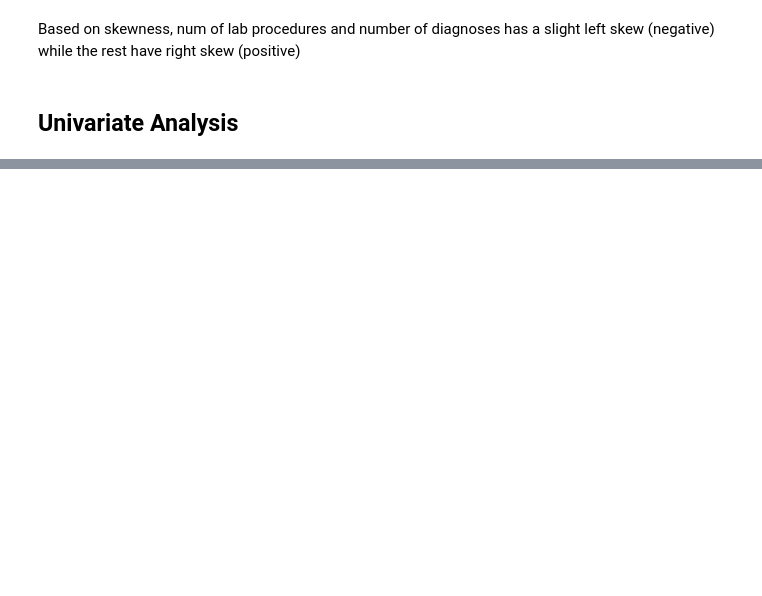
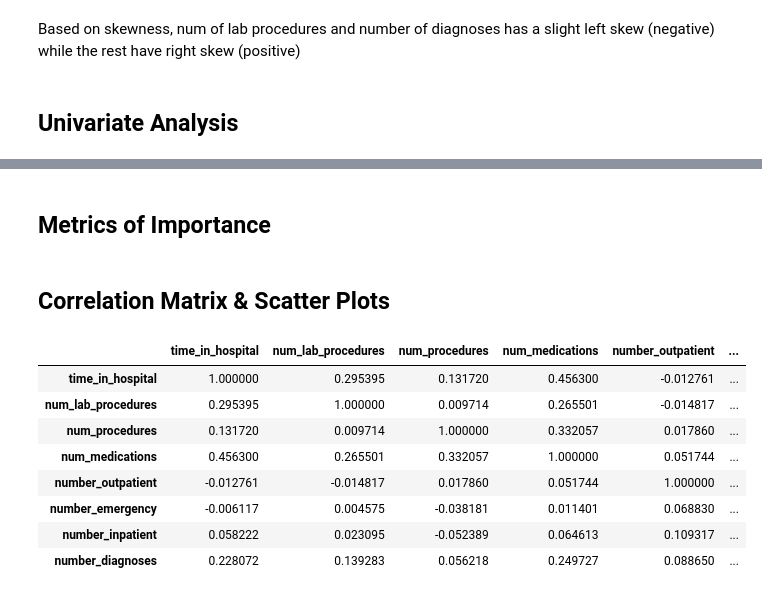
Before and after one commit to rshaikh95/Diabetes_Dataset, a Jupyter notebook: Diabetic_Dataset.ipynb, the cells around one changed output, grey strips where cells are left out. Saved outputs shown, nothing was run; the diff lists cells and outputs as text; code cells hidden in the pictures; blank space fills up the shorter version.

```diff
--- a/Diabetic_Dataset.ipynb
+++ b/Diabetic_Dataset.ipynb
@@ -85,6 +87,4 @@ missing(diabetes)
-# %%
-custom_missing_values = ["?"]
-diabetes.replace(custom_missing_values, pd.NA, inplace=True)
-
-print("\nDataFrame with Missing Data Handled:")
-print(diabetes)
+# %%
+
+diabetes.drop(['weight'], axis = 1, inplace = True)
+# dropping weight due to 96% missing
@@ -91 +100,5 @@ print(diabetes)
+# %%
+diabetes.dropna(inplace=True)
+diabetes
+# dropped all NA values
 # %% [markdown]
@@ -176,0 +210,3 @@ fig.show()
+# %%
+# Replacing values
+diabetes["readmitted"] = diabetes["readmitted"].replace({"NO": 0, "<30": 1, ">30": 2})
@@ -176,0 +365,2 @@ fig.show()
+# %% [markdown]
+## Metrics of Importance
@@ -176,0 +375,14 @@ fig.show()
+# %% [markdown]
+## Correlation Matrix & Scatter Plots
+# %%
+diabetes[numerical].corr()
+# %% [output]
+|  | time_in_hospital | num_lab_procedures | num_procedures | num_medications | number_outpatient | ... |
+| time_in_hospital | 1.000000 | 0.295395 | 0.131720 | 0.456300 | -0.012761 | ... |
+| num_lab_procedures | 0.295395 | 1.000000 | 0.009714 | 0.265501 | -0.014817 | ... |
+| num_procedures | 0.131720 | 0.009714 | 1.000000 | 0.332057 | 0.017860 | ... |
+| num_medications | 0.456300 | 0.265501 | 0.332057 | 1.000000 | 0.051744 | ... |
+| number_outpatient | -0.012761 | -0.014817 | 0.017860 | 0.051744 | 1.000000 | ... |
+| number_emergency | -0.006117 | 0.004575 | -0.038181 | 0.011401 | 0.068830 | ... |
+| number_inpatient | 0.058222 | 0.023095 | -0.052389 | 0.064613 | 0.109317 | ... |
+| number_diagnoses | 0.228072 | 0.139283 | 0.056218 | 0.249727 | 0.088650 | ... |
```
Also changed, not shown: parts of 58 cells of this notebook.
